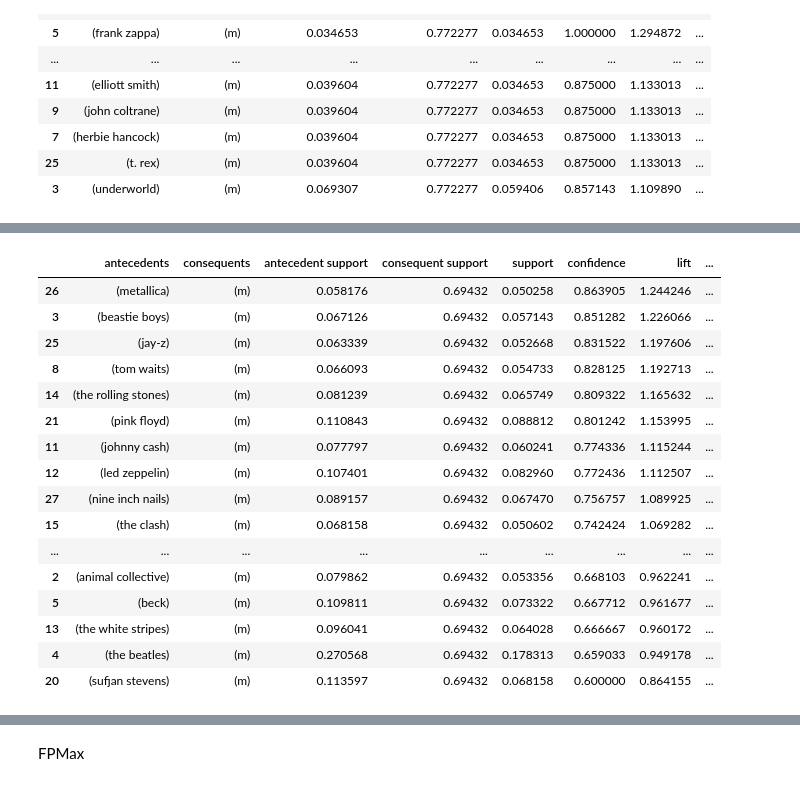
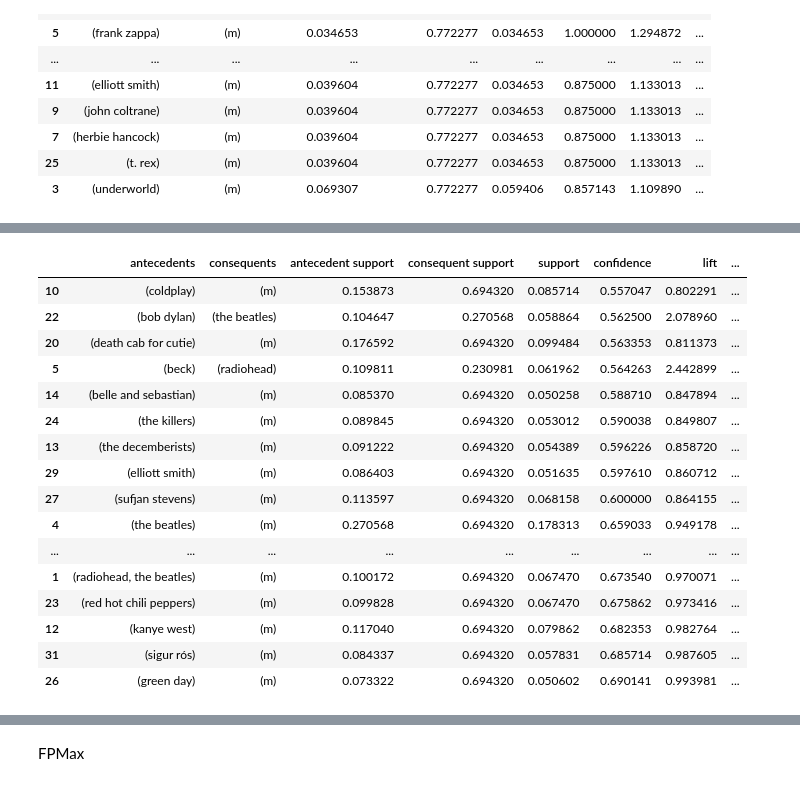
Before and after one commit to Forcause/ML_Labs, a Jupyter notebook: Lab_2/task2.ipynb, the cells around one changed output, grey strips where cells are left out. Cells and saved outputs as stored; diff of their text form; code cells hidden in the pictures.

```diff
--- a/Lab_2/task2.ipynb
+++ b/Lab_2/task2.ipynb
@@ -315,23 +402,23 @@ fpgrowth_artist_sex_usa
 | 148 | 0.051635 | (m, gorillaz) |
 149 rows × 2 columns
 # %%
-fpgrowth_artist_sex_rules_usa = ml.association_rules(fpgrowth_artist_sex_usa, metric="confidence", min_threshold=0.6)
-fpgrowth_artist_sex_rules_usa.sort_values('confidence', ascending=False)
+fpgrowth_artist_sex_rules_usa = ml.association_rules(fpgrowth_artist_sex_usa, metric="confidence", min_threshold=0.55)
+fpgrowth_artist_sex_rules_usa.sort_values(['confidence', 'support'], ascending=True).head(20)
 # %% [output]
 |  | antecedents | consequents | antecedent support | consequent support | support | confidence | lift | ... |
-| 26 | (metallica) | (m) | 0.058176 | 0.69432 | 0.050258 | 0.863905 | 1.244246 | ... |
-| 3 | (beastie boys) | (m) | 0.067126 | 0.69432 | 0.057143 | 0.851282 | 1.226066 | ... |
-| 25 | (jay-z) | (m) | 0.063339 | 0.69432 | 0.052668 | 0.831522 | 1.197606 | ... |
-| 8 | (tom waits) | (m) | 0.066093 | 0.69432 | 0.054733 | 0.828125 | 1.192713 | ... |
-| 14 | (the rolling stones) | (m) | 0.081239 | 0.69432 | 0.065749 | 0.809322 | 1.165632 | ... |
-| 21 | (pink floyd) | (m) | 0.110843 | 0.69432 | 0.088812 | 0.801242 | 1.153995 | ... |
-| 11 | (johnny cash) | (m) | 0.077797 | 0.69432 | 0.060241 | 0.774336 | 1.115244 | ... |
-| 12 | (led zeppelin) | (m) | 0.107401 | 0.69432 | 0.082960 | 0.772436 | 1.112507 | ... |
-| 27 | (nine inch nails) | (m) | 0.089157 | 0.69432 | 0.067470 | 0.756757 | 1.089925 | ... |
-| 15 | (the clash) | (m) | 0.068158 | 0.69432 | 0.050602 | 0.742424 | 1.069282 | ... |
+| 10 | (coldplay) | (m) | 0.153873 | 0.694320 | 0.085714 | 0.557047 | 0.802291 | ... |
+| 22 | (bob dylan) | (the beatles) | 0.104647 | 0.270568 | 0.058864 | 0.562500 | 2.078960 | ... |
+| 20 | (death cab for cutie) | (m) | 0.176592 | 0.694320 | 0.099484 | 0.563353 | 0.811373 | ... |
+| 5 | (beck) | (radiohead) | 0.109811 | 0.230981 | 0.061962 | 0.564263 | 2.442899 | ... |
+| 14 | (belle and sebastian) | (m) | 0.085370 | 0.694320 | 0.050258 | 0.588710 | 0.847894 | ... |
+| 24 | (the killers) | (m) | 0.089845 | 0.694320 | 0.053012 | 0.590038 | 0.849807 | ... |
+| 13 | (the decemberists) | (m) | 0.091222 | 0.694320 | 0.054389 | 0.596226 | 0.858720 | ... |
+| 29 | (elliott smith) | (m) | 0.086403 | 0.694320 | 0.051635 | 0.597610 | 0.860712 | ... |
+| 27 | (sufjan stevens) | (m) | 0.113597 | 0.694320 | 0.068158 | 0.600000 | 0.864155 | ... |
+| 4 | (the beatles) | (m) | 0.270568 | 0.694320 | 0.178313 | 0.659033 | 0.949178 | ... |
 | ... | ... | ... | ... | ... | ... | ... | ... | ... |
-| 2 | (animal collective) | (m) | 0.079862 | 0.69432 | 0.053356 | 0.668103 | 0.962241 | ... |
-| 5 | (beck) | (m) | 0.109811 | 0.69432 | 0.073322 | 0.667712 | 0.961677 | ... |
-| 13 | (the white stripes) | (m) | 0.096041 | 0.69432 | 0.064028 | 0.666667 | 0.960172 | ... |
-| 4 | (the beatles) | (m) | 0.270568 | 0.69432 | 0.178313 | 0.659033 | 0.949178 | ... |
-| 20 | (sufjan stevens) | (m) | 0.113597 | 0.69432 | 0.068158 | 0.600000 | 0.864155 | ... |
+| 1 | (radiohead, the beatles) | (m) | 0.100172 | 0.694320 | 0.067470 | 0.673540 | 0.970071 | ... |
+| 23 | (red hot chili peppers) | (m) | 0.099828 | 0.694320 | 0.067470 | 0.675862 | 0.973416 | ... |
+| 12 | (kanye west) | (m) | 0.117040 | 0.694320 | 0.079862 | 0.682353 | 0.982764 | ... |
+| 31 | (sigur rós) | (m) | 0.084337 | 0.694320 | 0.057831 | 0.685714 | 0.987605 | ... |
+| 26 | (green day) | (m) | 0.073322 | 0.694320 | 0.050602 | 0.690141 | 0.993981 | ... |
```
Also changed, not shown: parts of 26 cells of this notebook.
